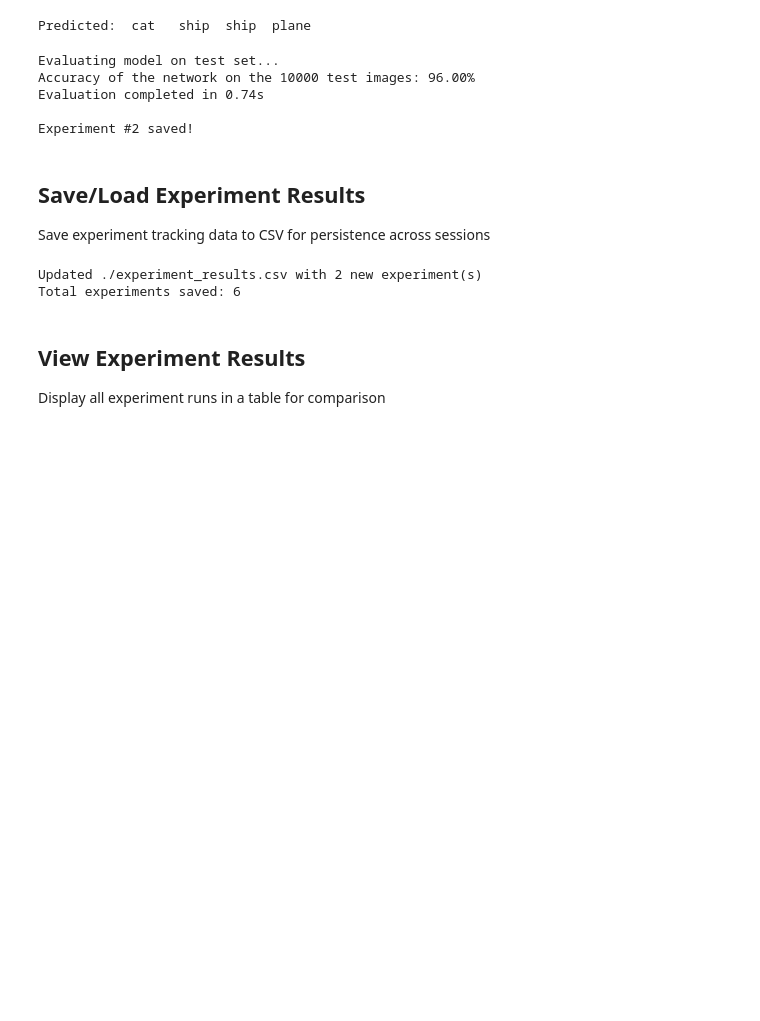
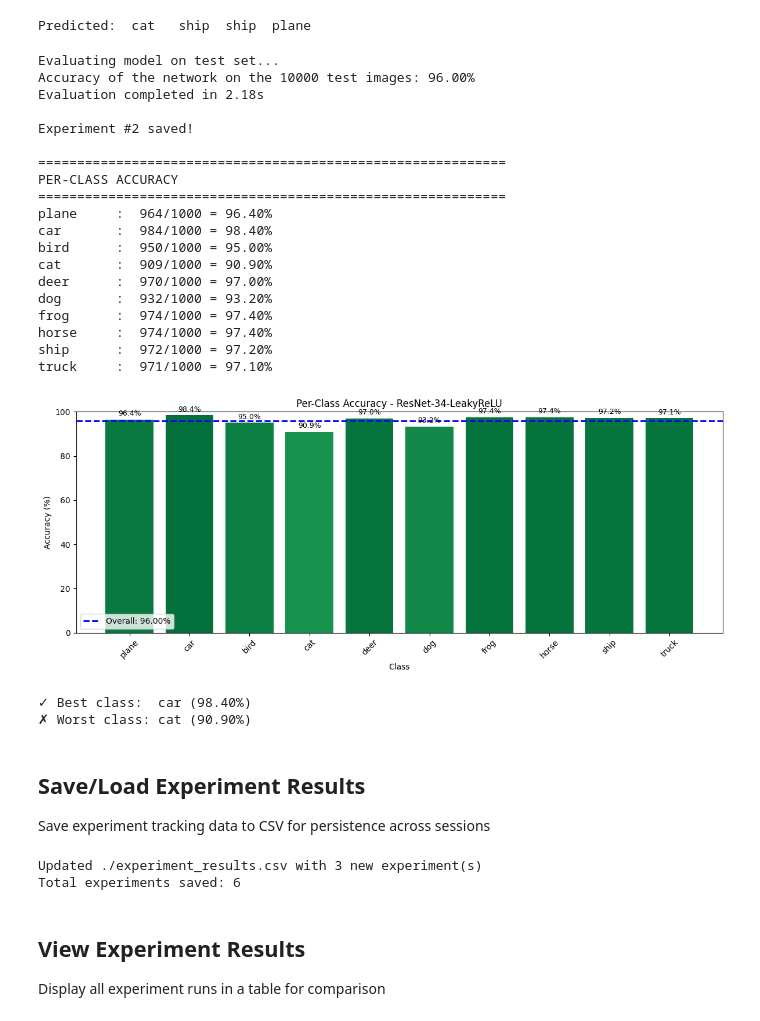
Before and after one commit to aneangel/improving_CiFAR10, a Jupyter notebook: image_classifier.ipynb, the cells around one changed output. Cells and saved outputs as stored; diff of their text form; code cells hidden in the pictures; blank space fills up the shorter version.

Commit message:
per class results

```diff
--- a/image_classifier.ipynb
+++ b/image_classifier.ipynb
@@ -503,39 +503,112 @@ eval_start_time = time.time()
 
 correct = 0
 total = 0
+
+# Per-class tracking
+class_correct = {classname: 0 for classname in classes}
+class_total = {classname: 0 for classname in classes}
 
 with torch.no_grad():
     for data in testloader:
         images, labels = data
         # Move data to GPU
         images, labels = images.to(device), labels.to(device)
 
         outputs = net(images)
         _, predicted = torch.max(outputs.data, 1)
         total += labels.size(0)
         correct += (predicted == labels).sum().item()
+
+        # Per-class accuracy
+        for label, prediction in zip(labels, predicted):
+            classname = classes[label]
+            class_total[classname] += 1
+            if label == prediction:
+                class_correct[classname] += 1
 
 eval_time = time.time() - eval_start_time
 test_accuracy = 100 * correct / total
 
 print(f'Accuracy of the network on the 10000 test images: {test_accuracy:.2f}%')
 print(f'Evaluation completed in {eval_time:.2f}s')
 
 # Store results in experiment tracker
 current_experiment['test_accuracy'] = test_accuracy
 current_experiment['eval_time_seconds'] = eval_time
 current_experiment['correct_predictions'] = correct
 current_experiment['total_test_samples'] = total
 
 # Add to results list
 experiment_results.append(current_experiment)
 print(f"\nExperiment #{current_experiment['experiment_id']} saved!")
+
+# Display per-class accuracy
+print("\n" + "=" * 60)
+print("PER-CLASS ACCURACY")
+print("=" * 60)
+
+per_class_data = []
+for classname in classes:
+    acc = 100 * class_correct[classname] / class_total[classname]
+    per_class_data.append({
+        'Class': classname,
+        'Correct': class_correct[classname],
+        'Total': class_total[classname],
+        'Accuracy (%)': acc
+    })
+    print(f'{classname:10s}: {class_correct[classname]:4d}/{class_total[classname]:4d} = {acc:5.2f}%')
+
+# Create DataFrame for visualization
+per_class_df = pd.DataFrame(per_class_data)
+
+# Plot per-class accuracy
+plt.figure(figsize=(12, 5))
+colors = plt.cm.RdYlGn(per_class_df['Accuracy (%)'] / 100)
+bars = plt.bar(per_class_df['Class'], per_class_df['Accuracy (%)'], color=colors)
+plt.axhline(y=test_accuracy, color='blue', linestyle='--', linewidth=2, label=f'Overall: {test_accuracy:.2f}%')
+plt.xlabel('Class')
+plt.ylabel('Accuracy (%)')
+plt.title(f'Per-Class Accuracy - {model_name}')
+plt.ylim(0, 100)
+plt.xticks(rotation=45)
+plt.legend()
+
+# Add value labels on bars
+for bar, acc in zip(bars, per_class_df['Accuracy (%)']):
+    plt.text(bar.get_x() + bar.get_width()/2, bar.get_height() + 1, f'{acc:.1f}%',
+             ha='center', va='bottom', fontsize=9)
+
+plt.tight_layout()
+plt.show()
+
+# Show best and worst classes
+best_class = per_class_df.loc[per_class_df['Accuracy (%)'].idxmax()]
+worst_class = per_class_df.loc[per_class_df['Accuracy (%)'].idxmin()]
+print(f"\n✓ Best class:  {best_class['Class']} ({best_class['Accuracy (%)']:.2f}%)")
+print(f"✗ Worst class: {worst_class['Class']} ({worst_class['Accuracy (%)']:.2f}%)")
 # %% [output]
 Evaluating model on test set...
 Accuracy of the network on the 10000 test images: 96.00%
-Evaluation completed in 0.74s
+Evaluation completed in 2.18s
 
 Experiment #2 saved!
+
+============================================================
+PER-CLASS ACCURACY
+============================================================
+plane     :  964/1000 = 96.40%
+car       :  984/1000 = 98.40%
+bird      :  950/1000 = 95.00%
+cat       :  909/1000 = 90.90%
+deer      :  970/1000 = 97.00%
+dog       :  932/1000 = 93.20%
+frog      :  974/1000 = 97.40%
+horse     :  974/1000 = 97.40%
+ship      :  972/1000 = 97.20%
+truck     :  971/1000 = 97.10%
+[figure, added]
+✓ Best class:  car (98.40%)
+✗ Worst class: cat (90.90%)
 # %% [markdown]
 ## Save/Load Experiment Results
 Save experiment tracking data to CSV for persistence across sessions
@@ -564,7 +637,7 @@ if len(experiment_results) > 0:
 else:
     print("No experiments to save. Run training and evaluation first!")
 # %% [output]
-Updated ./experiment_results.csv with 2 new experiment(s)
+Updated ./experiment_results.csv with 3 new experiment(s)
 Total experiments saved: 6
 # %% [markdown]
 ## View Experiment Results
```
